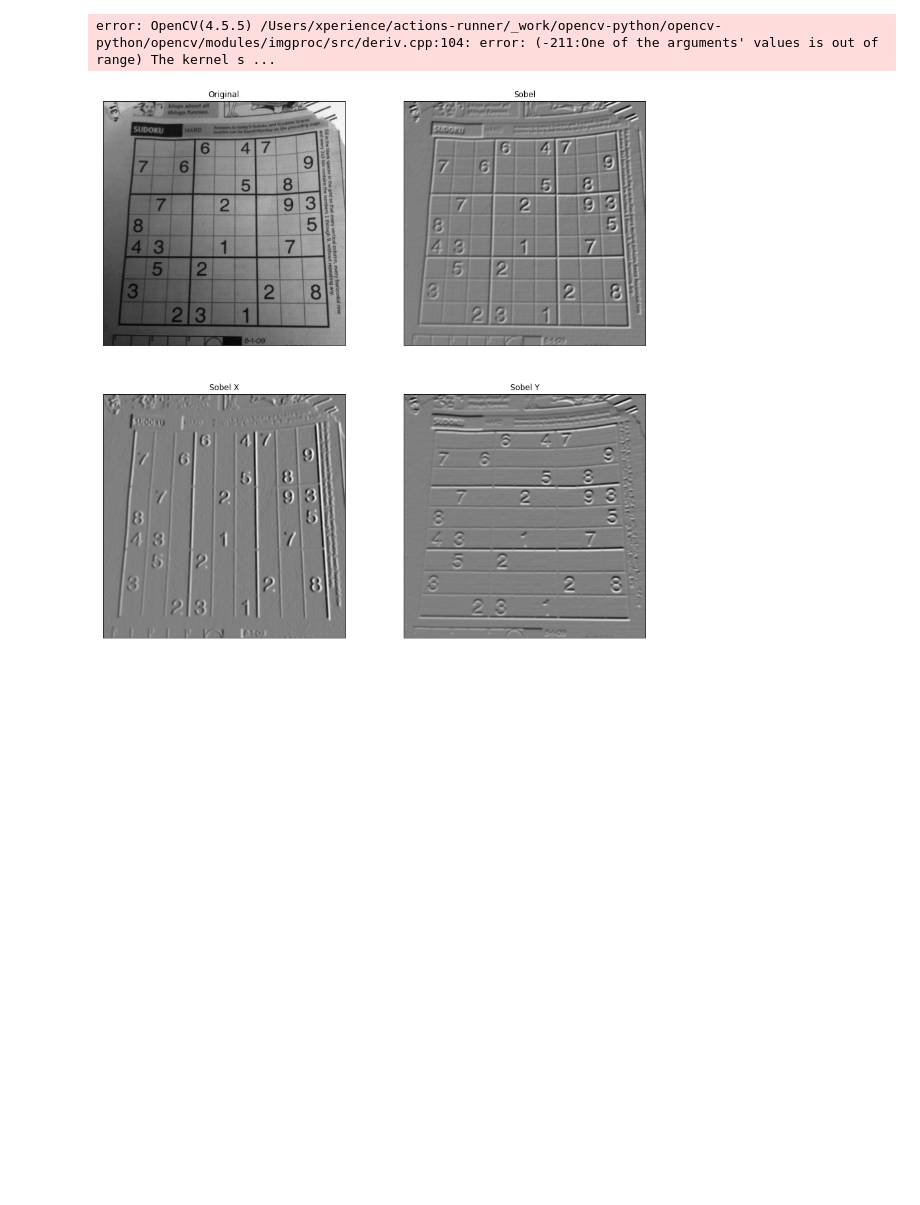
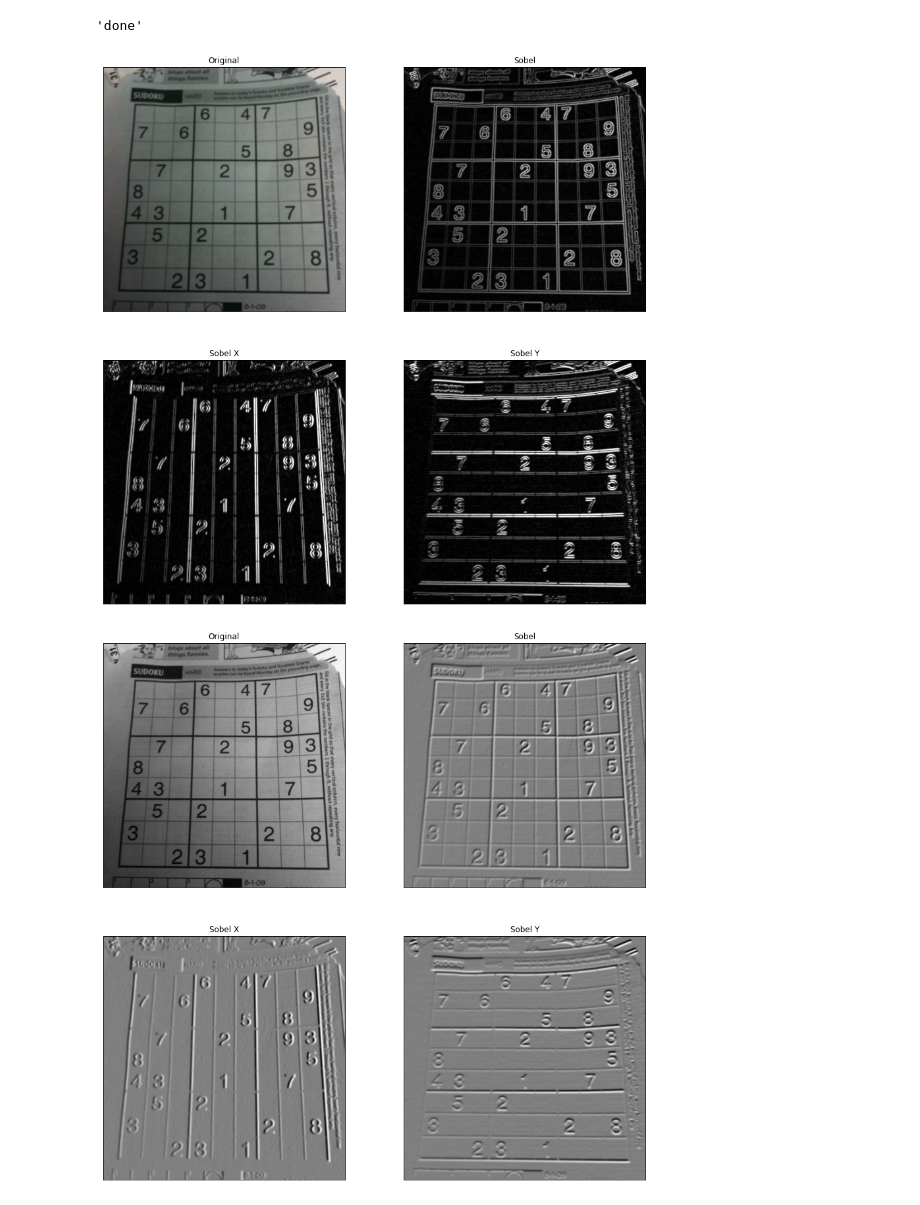
Before and after one commit to Mostafa-Medhat/ComputerVision_Task2_EdgeDetection, a Jupyter notebook: Task2.ipynb, the cells around one changed output. Cells and saved outputs as stored; diff of their text form; code cells hidden in the pictures; blank space fills up the shorter version.

```diff
--- a/Task2.ipynb
+++ b/Task2.ipynb
@@ -16,38 +16,50 @@ def main():
     src = cv.imread("hsLhe.jpg", cv.IMREAD_COLOR)
 
 
     # noise reduction with low-pass filter "Gaussian Filter"
     src = cv.GaussianBlur(src, (3, 3), 0)
 
     #convert to gray-level
     gray = cv.cvtColor(src, cv.COLOR_BGR2GRAY)
 
 
     # Gradient-X
     grad_x = cv.Sobel(gray, ddepth, 1, 0, ksize=3, scale=scale, delta=delta, borderType=cv.BORDER_DEFAULT)
     # Gradient-Y
     grad_y = cv.Sobel(gray, ddepth, 0, 1, ksize=3, scale=scale, delta=delta, borderType=cv.BORDER_DEFAULT)
 
 
     abs_grad_x = cv.convertScaleAbs(grad_x)
     abs_grad_y = cv.convertScaleAbs(grad_y)
 
     #
     grad = cv.addWeighted(abs_grad_x, 0.5, abs_grad_y, 0.5, 0)
 #     print(type(grad))
 #     print(abs_grad_x)
 
 #     output = cv.cvtColor(grad, cv.COLOR_GRAY2BGR)
-    cv.imshow("gradient x", abs_grad_x)
-    cv.imshow("gradient y", abs_grad_y)
-    cv.imshow(window_name,grad)
-    cv.waitKey(0)
+    fig, ax = plt.subplots(2,2,figsize=(15,15))
+
+    plt.subplot(2,2,1),plt.imshow(src,cmap = 'gray')
+    plt.title('Original'), plt.xticks([]), plt.yticks([])
+
+    plt.subplot(2,2,2),plt.imshow(grad,cmap = 'gray')
+    plt.title('Sobel'), plt.xticks([]), plt.yticks([])
+
+    plt.subplot(2,2,3),plt.imshow(abs_grad_x,cmap = 'gray')
+    plt.title('Sobel X'), plt.xticks([]), plt.yticks([])
+
+    plt.subplot(2,2,4),plt.imshow(abs_grad_y,cmap = 'gray')
+    plt.title('Sobel Y'), plt.xticks([]), plt.yticks([])
+
+    plt.show()
 
     return "done"
 
 main()
 # %% [output]
-error: OpenCV(4.5.5) /Users/xperience/actions-runner/_work/opencv-python/opencv-python/opencv/modules/imgproc/src/deriv.cpp:104: error: (-211:One of the arguments' values is out of range) The kernel s ...
+'done'
+[figure, added]
 # %%
 import numpy as np
 import cv2 as cv
```
Also changed, not shown: parts of 2 cells of this notebook.
